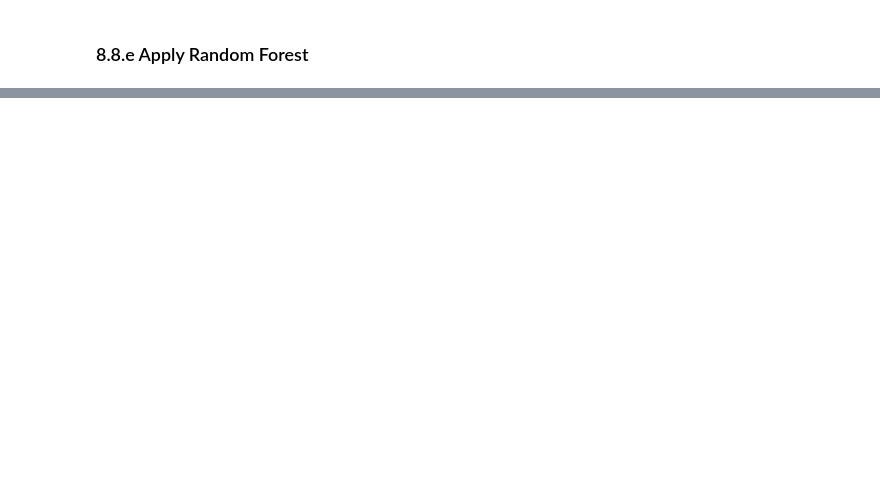
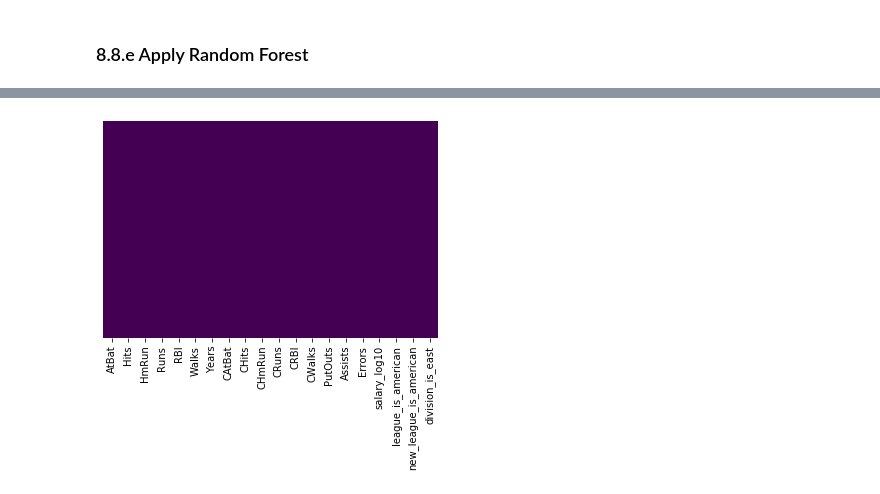
Before and after one commit to Morgan-Sell/islr-labs-exercises-python, a Jupyter notebook: exercises/08_tree_based_methods_exercises.ipynb, the cells around one changed output, grey strips where cells are left out. Drawn from its saved outputs; the diff is of its cells as text; code cells hidden in the pictures; blank space fills up the shorter version.

```diff
--- a/exercises/08_tree_based_methods_exercises.ipynb
+++ b/exercises/08_tree_based_methods_exercises.ipynb
@@ -311,0 +372,5 @@ Overall, the trend of the MSE line slopes downward until it achieves an optimal
+# %%
+url_path = os.path.abspath('..')
+hitters = pd.read_csv(url_path + '/data/Hitters.csv', index_col=0)
+
+hitters.head()
@@ -311,0 +384,4 @@ Overall, the trend of the MSE line slopes downward until it achieves an optimal
+# %%
+sns.heatmap(hitters.isnull(), cmap='viridis', cbar=False, yticklabels=False);
+# %% [output]
+[figure, added]
```
Also changed, not shown: parts of 36 cells of this notebook.
